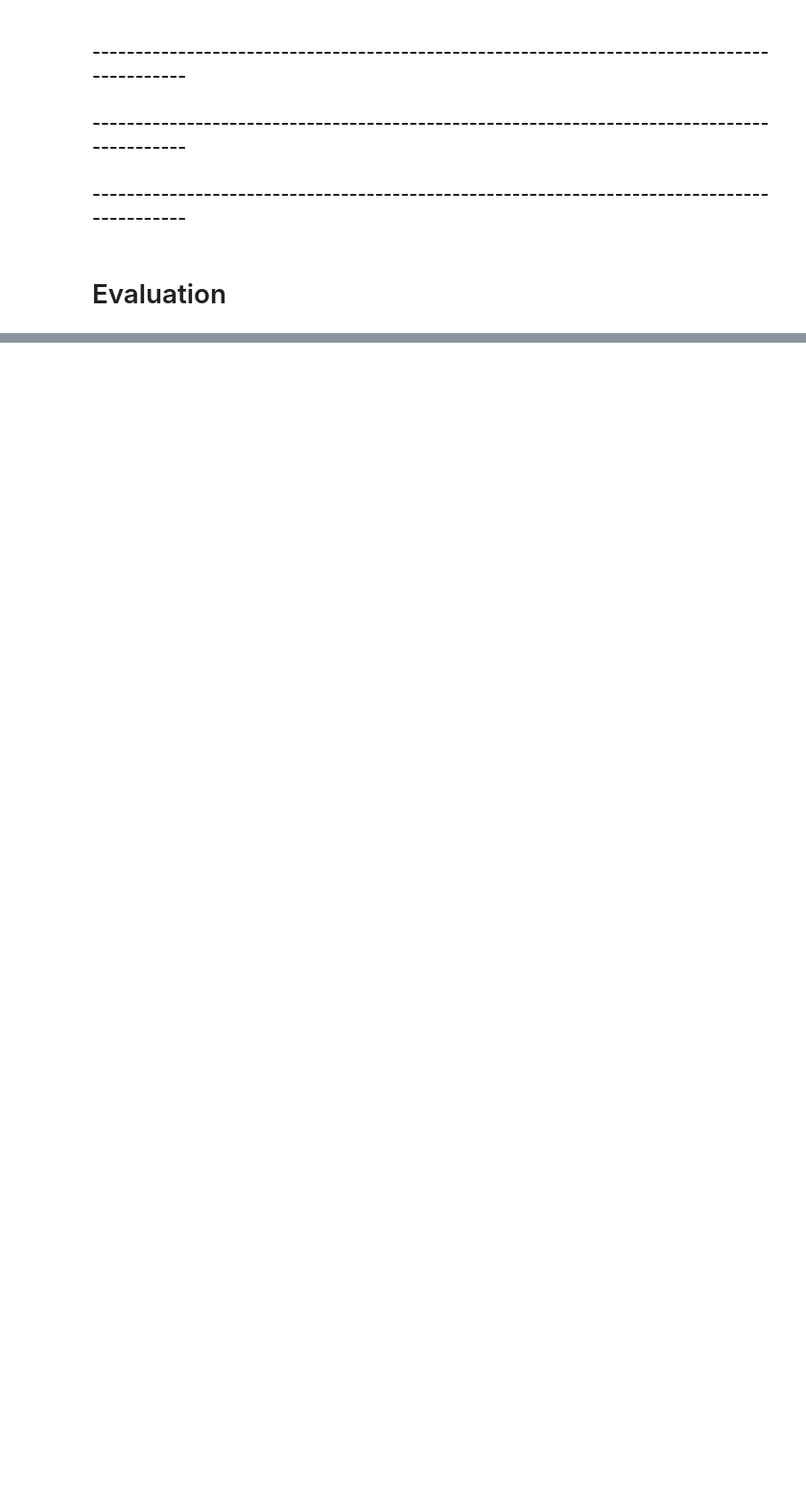
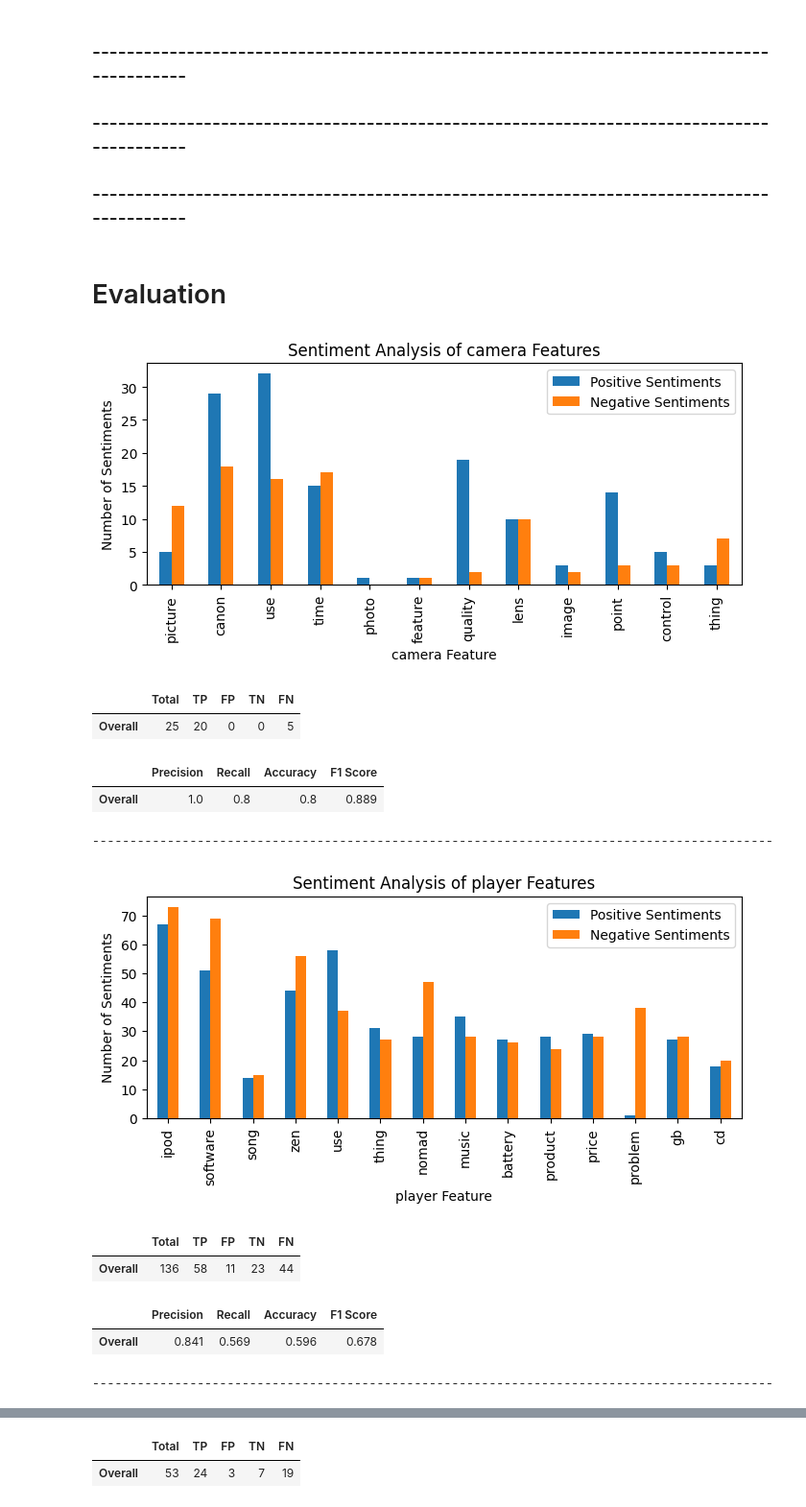
Before and after one commit to Leonjmroe/MSc-AI, a Jupyter notebook: Module 5 - Introduction to NLP/Final Assignment/Opinion_Miner_Final.ipynb, the cells around one changed output, grey strips where cells are left out. Shown at 96% size. Cells and saved outputs as stored; diff of their text form; code cells hidden in the pictures; blank space fills up the shorter version.

Commit message:
sentiment anal write up

```diff
--- a/Module 5 - Introduction to NLP/Final Assignment/Opinion_Miner_Final.ipynb
+++ b/Module 5 - Introduction to NLP/Final Assignment/Opinion_Miner_Final.ipynb
@@ -521,10 +523,4 @@ Both methods offer strengths depending on the textual content and required senti
 # %%
-"""
-The sentiment controller function inputs the data dataframe, the classifier and the string type to in which to formulate the sentiment.
-Each feature that has been labelled will be passed individual for sentiment classification, for each review in the file.
-"""
-
-
 def sentiment_controller(df, classifier, sent_string):
 
     sentiment_list = []
@@ -534,8 +530,8 @@ def sentiment_controller(df, classifier, sent_string):
         if classifier == 'senti':
             pos_score, neg_score = senti_classifier(review)
             return 1 if pos_score > neg_score else -1
-        elif classifier == 'vader_blob':
-            return vader_textblob_classifier(review, features)
+        elif classifier == 'vader':
+            return vader_classifier(review, features)
         return 0  # default case if no classifier matches
 
     # Process each review in the DF
@@ -985,16 +970,16 @@ def average_metrics(file_list, sentiment_classifier, noun_string, sent_string, s
 def sentiment_model_average_comparison(file_list):
 
     print('\n')
-    avg_vader_metrics = average_metrics(file_list, 'vader_blob', 'Lemmatised_Review_String', 'Soft_Filtered_Review_String', 0.1, 1)
-    avg_senti_metrics = average_metrics(file_list, 'senti', 'Lemmatised_Review_String', 'Soft_Filtered_Review_String', 0.1, 1)
+    avg_vader_metrics = average_metrics(file_list, 'vader', 'Lemmatised_Review_String', 'Review', 0.1, 0.25)
+    avg_senti_metrics = average_metrics(file_list, 'senti', 'Lemmatised_Review_String', 'Soft_Filtered_Review_String', 0.1, 0.25)
     plot_comparison_metrics(avg_vader_metrics, avg_senti_metrics, 'sent')
 
 
 def noun_model_comparison(file):
 
     print('\n')
-    pos_metrics = average_metrics(file, 'senti', 'Lemmatised_Review_String', 'Soft_Filtered_Review_String', 0.1, 1)
-    dependency_metrics = average_metrics(file, 'senti', 'Lemmatised_Review_String', 'Soft_Filtered_Review_String', 0.1, 2)
+    pos_metrics = average_metrics(file, 'senti', 'Lemmatised_Review_String', 'Soft_Filtered_Review_String', 0.1, 0.25)
+    dependency_metrics = average_metrics(file, 'senti', 'Lemmatised_Review_String', 'Soft_Filtered_Review_String', 0.1, 25)
     plot_comparison_metrics(pos_metrics, dependency_metrics, 'nouns')
 # %%
 """
@@ -1081,7 +1066,7 @@ def evaluate_ml_classifier(predictions, labels):
 def show_examples(file_list):
 
     for file in file_list:
-        feature_table, conf_matrix_df, metrics_df = opinion_miner_controller(file, 'senti', 'Lemmatised_Review_String', 'Soft_Filtered_Review_String', 0, 1)
+        feature_table, conf_matrix_df, metrics_df, _ = opinion_miner_controller(file, 'senti', 'Lemmatised_Review_String', 'Soft_Filtered_Review_String', 0, 0.25)
 
         df = pd.DataFrame(feature_table[next(iter(feature_table))]).T
         df.index.name = next(iter(feature_table))
@@ -1099,6 +1084,19 @@ def show_examples(file_list):
         print('-------------------------------------------------------------------------------------------')
         print('\n')
 # %%
-# show_examples(sample_file_list)
-# sentiment_model_average_comparison(sample_file_list)
-# noun_model_comparison([files[1]])
+show_examples(sample_file_list)
+sentiment_model_average_comparison(sample_file_list)
+noun_model_comparison([files[1]])
+# %% [output]
+[figure, added]
+|  | Total | TP | FP | TN | FN |
+| Overall | 25 | 20 | 0 | 0 | 5 |
+|  | Precision | Recall | Accuracy | F1 Score |
+| Overall | 1.0 | 0.8 | 0.8 | 0.889 |
+-------------------------------------------------------------------------------------------
+[figure, added]
+|  | Total | TP | FP | TN | FN |
+| Overall | 136 | 58 | 11 | 23 | 44 |
+|  | Precision | Recall | Accuracy | F1 Score |
+| Overall | 0.841 | 0.569 | 0.596 | 0.678 |
+-------------------------------------------------------------------------------------------
@@ -1104,0 +1104,2 @@ def show_examples(file_list):
+|  | Total | TP | FP | TN | FN |
+| Overall | 53 | 24 | 3 | 7 | 19 |
```
Also changed, not shown: parts of 8 cells of this notebook, 1 other file.
